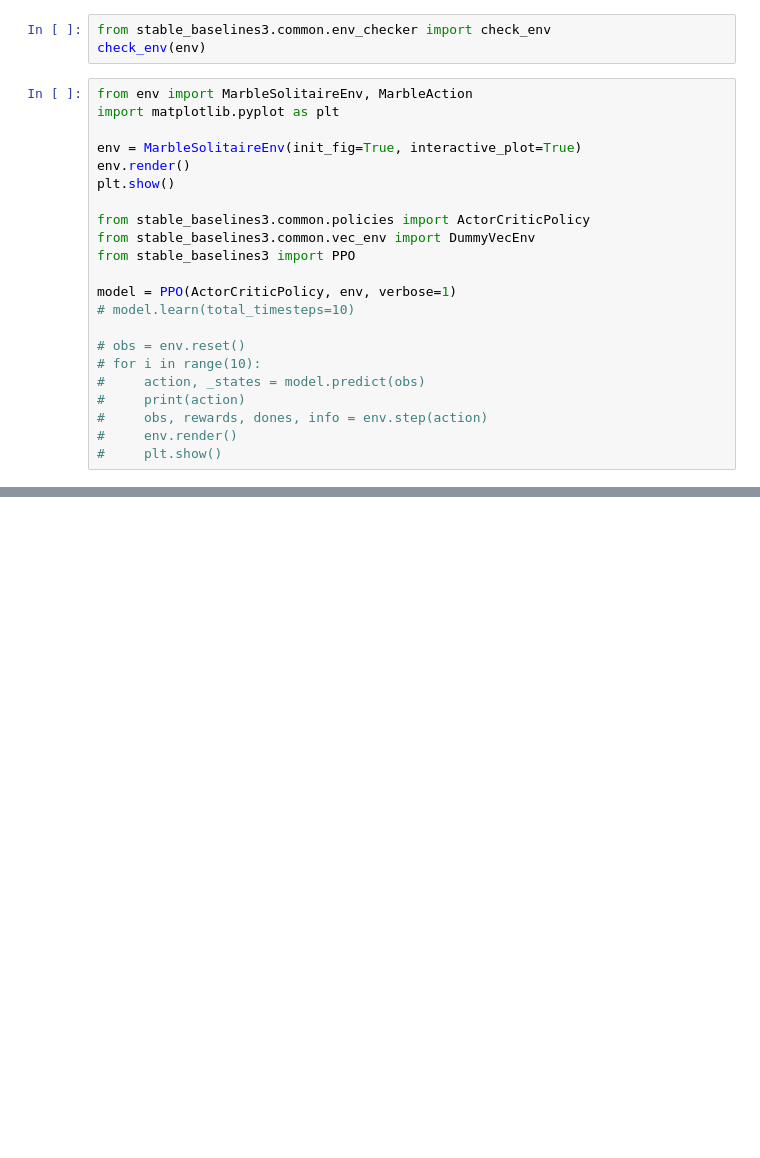
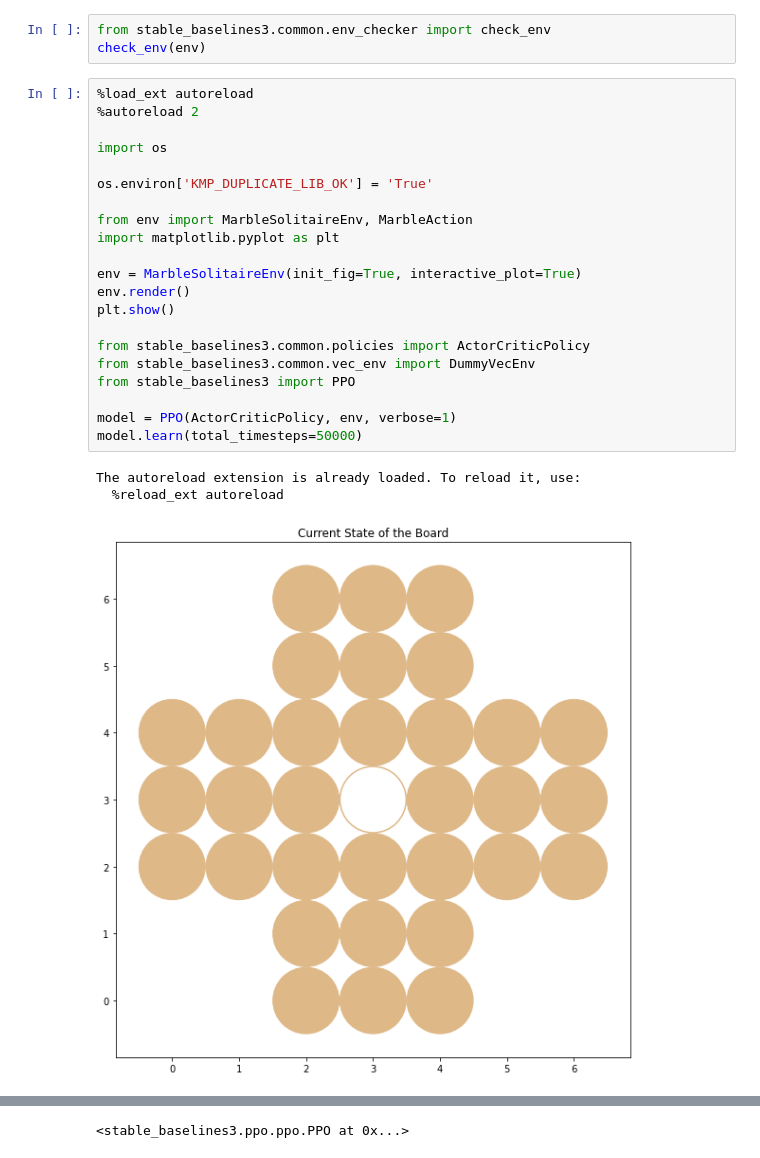
Before and after one commit to mishana/maRbLe-solitAIre, a Jupyter notebook: notebooks/marble-env.ipynb, the cells around one changed output, grey strips where cells are left out. Cells and saved outputs as stored; diff of their text form; blank space fills up the shorter version.

```diff
--- a/notebooks/marble-env.ipynb
+++ b/notebooks/marble-env.ipynb
@@ -31,24 +51,27 @@ plt.show()
 from stable_baselines3.common.env_checker import check_env
 check_env(env)
 # %%
+%load_ext autoreload
+%autoreload 2
+
+import os
+
+os.environ['KMP_DUPLICATE_LIB_OK'] = 'True'
+
 from env import MarbleSolitaireEnv, MarbleAction
 import matplotlib.pyplot as plt
 
 env = MarbleSolitaireEnv(init_fig=True, interactive_plot=True)
 env.render()
 plt.show()
 
 from stable_baselines3.common.policies import ActorCriticPolicy
 from stable_baselines3.common.vec_env import DummyVecEnv
 from stable_baselines3 import PPO
 
 model = PPO(ActorCriticPolicy, env, verbose=1)
-# model.learn(total_timesteps=10)
-
-# obs = env.reset()
-# for i in range(10):
-#     action, _states = model.predict(obs)
-#     print(action)
-#     obs, rewards, dones, info = env.step(action)
-#     env.render()
-#     plt.show()
+model.learn(total_timesteps=50000)
+# %% [output]
+The autoreload extension is already loaded. To reload it, use:
+  %reload_ext autoreload
+[figure, added]
@@ -54,0 +95 @@ model = PPO(ActorCriticPolicy, env, verbose=1)
+<stable_baselines3.ppo.ppo.PPO at 0x...>
```
Also changed, not shown: parts of 3 cells of this notebook, 2 other files.
